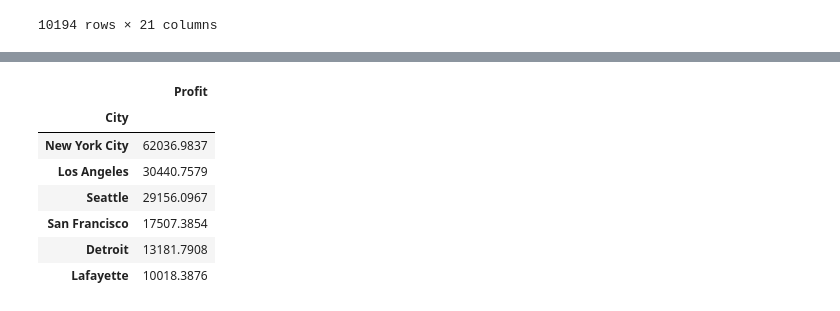
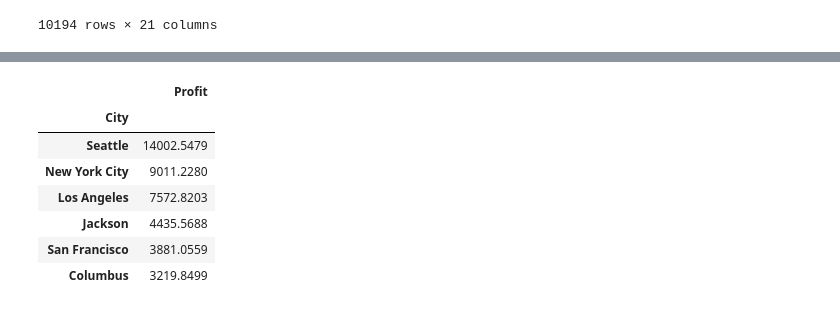
Before and after one commit to leonievera/Superstore_Sales_Analysis, a Jupyter notebook: 04_regional_revenue.ipynb, the cells around one changed output, grey strips where cells are left out. Drawn from its saved outputs; the diff is of its cells as text; code cells hidden in the pictures.

```diff
--- a/04_regional_revenue.ipynb
+++ b/04_regional_revenue.ipynb
@@ -26,3 +26,10 @@ df
 | 10192 | 10193 | US-2026-143259 | 2026-12-30 | 2027-01-03 | Standard Class | PO-18865 | Patrick O'Donnell | Consumer | ... |
 | 10193 | 10194 | CA-2026-143500 | 2026-12-30 | 2027-01-03 | Standard Class | HO-15230 | Harry Olson | Consumer | ... |
 10194 rows × 21 columns
+# %%
+current_month = pd.Timestamp.today().month
+df_filtered = df[
+    (df['Order Date'].dt.year == 2026) &
+    (df['Order Date'].dt.month <= current_month)
+]
+df_filtered
@@ -29,14 +50,14 @@ df
 # %%
-df_cities = df.groupby('City')['Profit'].sum().sort_values(ascending=False)
+df_cities = df_filtered.groupby('City')['Profit'].sum().sort_values(ascending=False)
 df_cities = df_cities.to_frame()
 df_cities = df_cities.head(6)
 df_cities
 # %% [output]
 |  | Profit |
 | City |  |
-| New York City | 62036.9837 |
-| Los Angeles | 30440.7579 |
-| Seattle | 29156.0967 |
-| San Francisco | 17507.3854 |
-| Detroit | 13181.7908 |
-| Lafayette | 10018.3876 |
+| Seattle | 14002.5479 |
+| New York City | 9011.2280 |
+| Los Angeles | 7572.8203 |
+| Jackson | 4435.5688 |
+| San Francisco | 3881.0559 |
+| Columbus | 3219.8499 |
```
Also changed, not shown: parts of 2 cells of this notebook, 2 other files.
